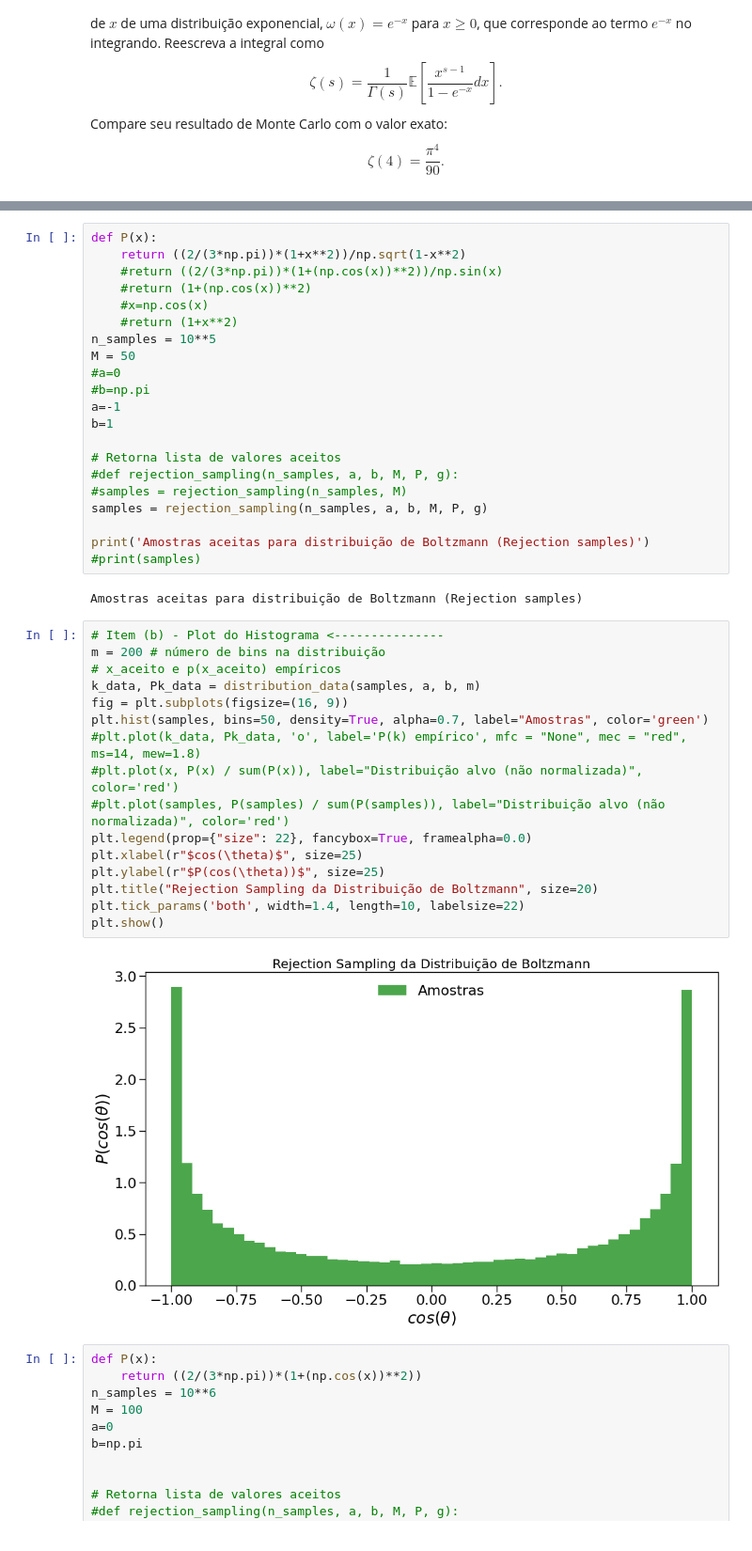
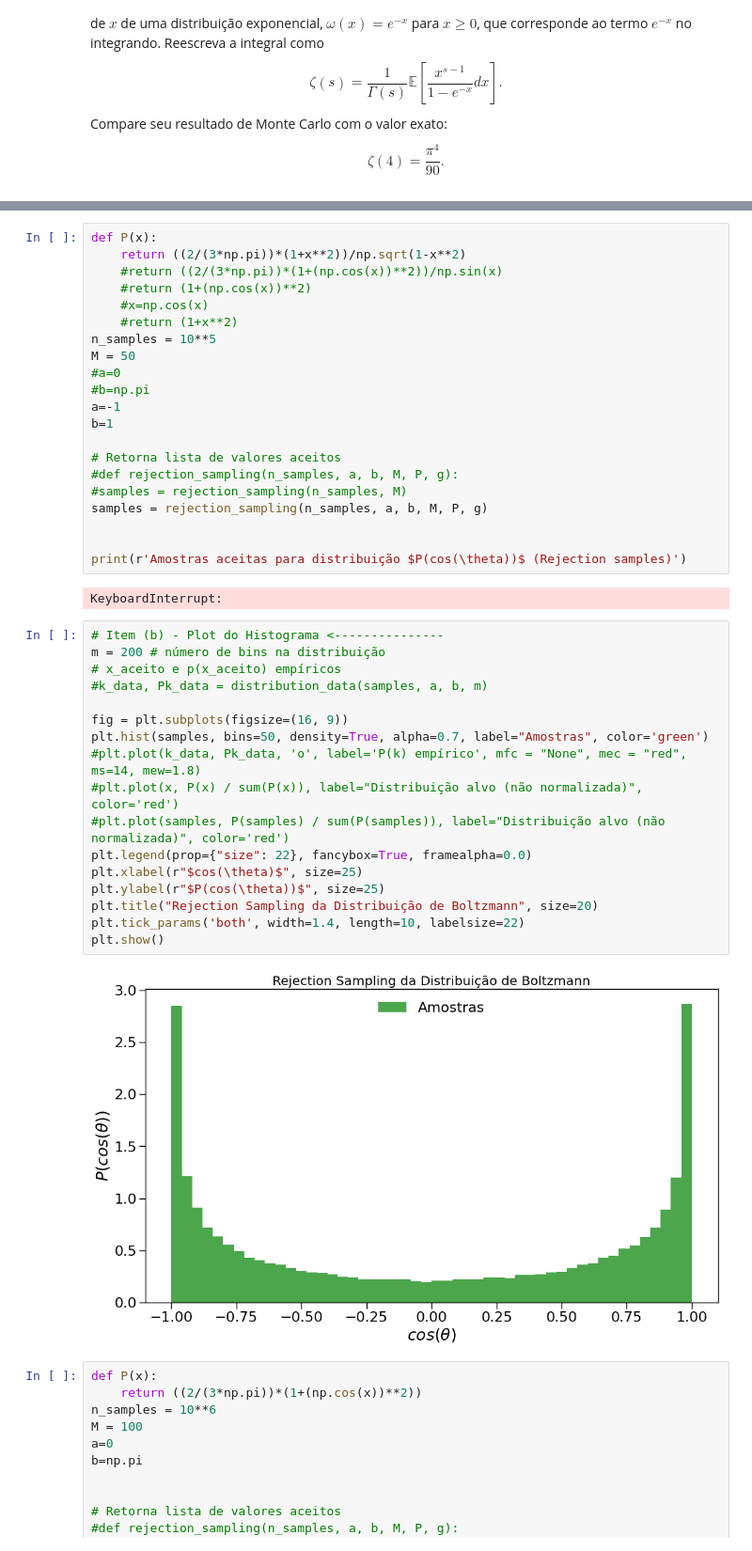
Before and after one commit to JuniorAlencar/TopFisTeo2024.2, a Jupyter notebook: Lista_1/questões/Question5.ipynb, the cells around one changed output, grey strips where cells are left out. Shown at 94% size. Cells and saved outputs as stored; diff of their text form.

```diff
--- a/Lista_1/questões/Question5.ipynb
+++ b/Lista_1/questões/Question5.ipynb
@@ -120,28 +37,29 @@ b=1
 #samples = rejection_sampling(n_samples, M)
 samples = rejection_sampling(n_samples, a, b, M, P, g)
 
-print('Amostras aceitas para distribuição de Boltzmann (Rejection samples)')
-#print(samples)
+
+print(r'Amostras aceitas para distribuição $P(cos(\theta))$ (Rejection samples)')
 # %% [output]
-Amostras aceitas para distribuição de Boltzmann (Rejection samples)
+KeyboardInterrupt:
 # %%
 # Item (b) - Plot do Histograma <---------------
 m = 200 # número de bins na distribuição
 # x_aceito e p(x_aceito) empíricos
-k_data, Pk_data = distribution_data(samples, a, b, m)
+#k_data, Pk_data = distribution_data(samples, a, b, m)
+
 fig = plt.subplots(figsize=(16, 9))
 plt.hist(samples, bins=50, density=True, alpha=0.7, label="Amostras", color='green')
 #plt.plot(k_data, Pk_data, 'o', label='P(k) empírico', mfc = "None", mec = "red", ms=14, mew=1.8)
 #plt.plot(x, P(x) / sum(P(x)), label="Distribuição alvo (não normalizada)", color='red')
 #plt.plot(samples, P(samples) / sum(P(samples)), label="Distribuição alvo (não normalizada)", color='red')
 plt.legend(prop={"size": 22}, fancybox=True, framealpha=0.0)
 plt.xlabel(r"$cos(\theta)$", size=25)
 plt.ylabel(r"$P(cos(\theta))$", size=25)
 plt.title("Rejection Sampling da Distribuição de Boltzmann", size=20)
 plt.tick_params('both', width=1.4, length=10, labelsize=22)
 plt.show()
 # %% [output]
-[figure, old version]
+[figure, new version]
 # %%
 def P(x):
     return ((2/(3*np.pi))*(1+(np.cos(x))**2))
```
Also changed, not shown: parts of 6 cells of this notebook, 1 other file.
